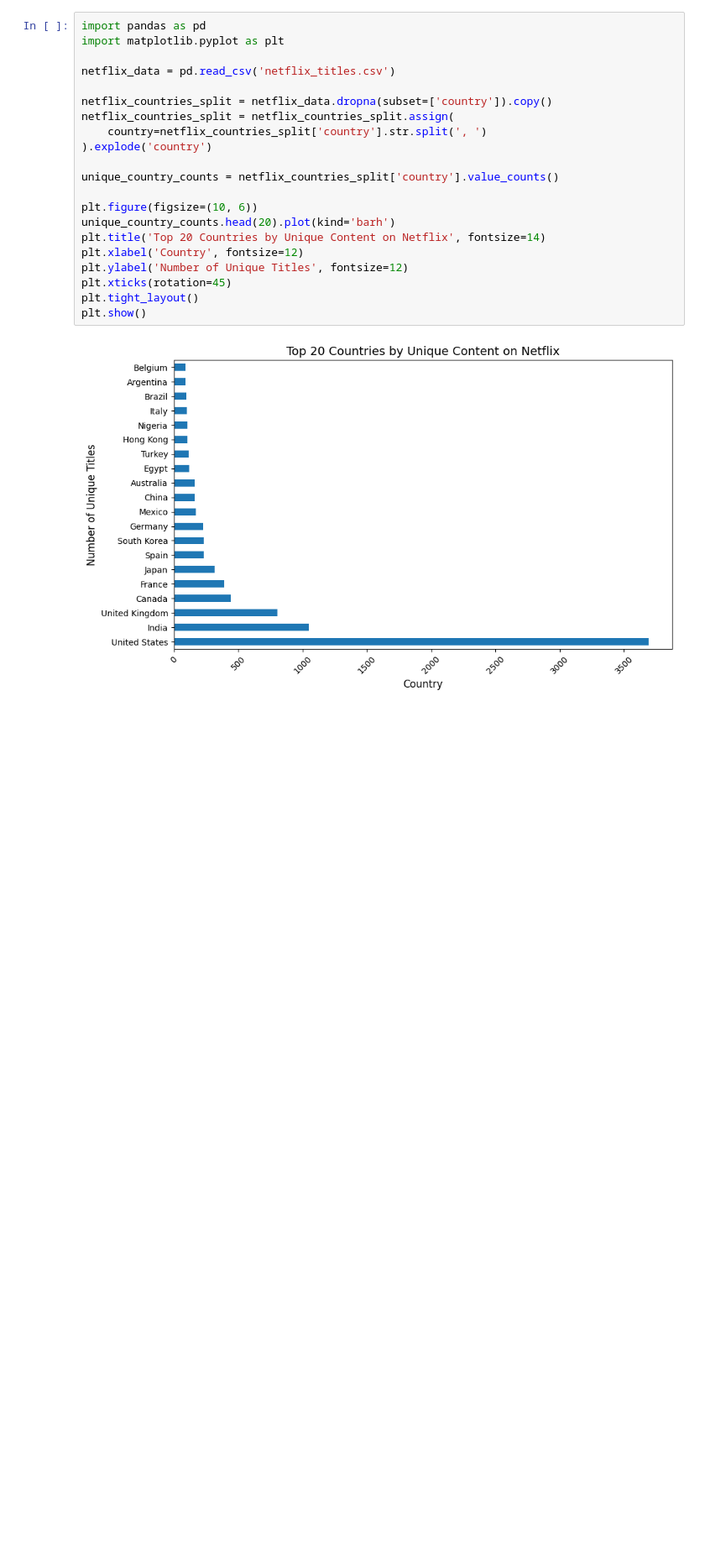
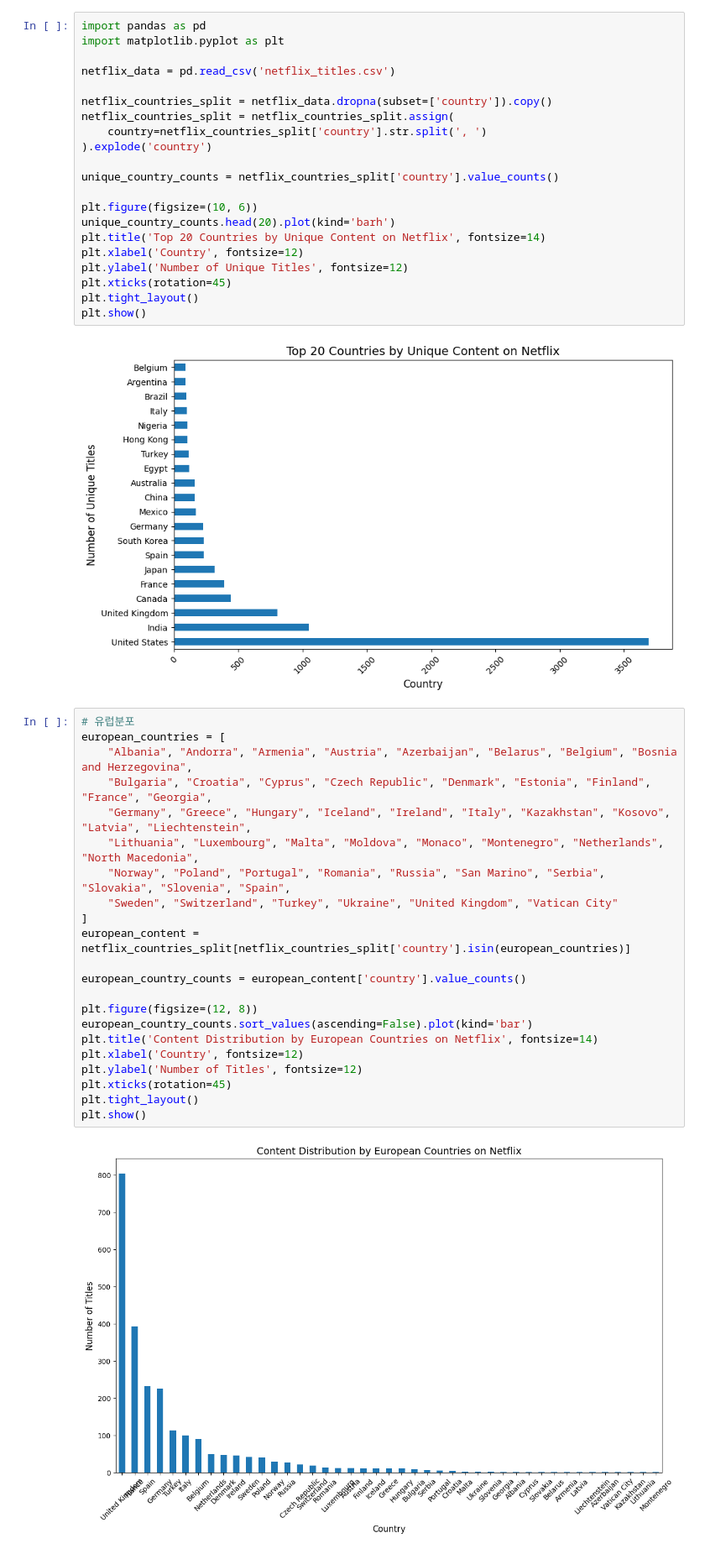
Before and after one commit to shualoalumin/DATAthon, a Jupyter notebook: 김대환/joshworkspace.ipynb, the cells around one changed output. Shown at 84% size. Drawn from its saved outputs; the diff is of its cells as text; blank space fills up the shorter version.

```diff
--- a/김대환/joshworkspace.ipynb
+++ b/김대환/joshworkspace.ipynb
@@ -25,3 +25,27 @@ plt.tight_layout()
 plt.show()
 # %% [output]
 [figure]
+# %%
+# 유럽분포
+european_countries = [
+    "Albania", "Andorra", "Armenia", "Austria", "Azerbaijan", "Belarus", "Belgium", "Bosnia and Herzegovina",
+    "Bulgaria", "Croatia", "Cyprus", "Czech Republic", "Denmark", "Estonia", "Finland", "France", "Georgia",
+    "Germany", "Greece", "Hungary", "Iceland", "Ireland", "Italy", "Kazakhstan", "Kosovo", "Latvia", "Liechtenstein",
+    "Lithuania", "Luxembourg", "Malta", "Moldova", "Monaco", "Montenegro", "Netherlands", "North Macedonia",
+    "Norway", "Poland", "Portugal", "Romania", "Russia", "San Marino", "Serbia", "Slovakia", "Slovenia", "Spain",
+    "Sweden", "Switzerland", "Turkey", "Ukraine", "United Kingdom", "Vatican City"
+]
+european_content = netflix_countries_split[netflix_countries_split['country'].isin(european_countries)]
+
+european_country_counts = european_content['country'].value_counts()
+
+plt.figure(figsize=(12, 8))
+european_country_counts.sort_values(ascending=False).plot(kind='bar')
+plt.title('Content Distribution by European Countries on Netflix', fontsize=14)
+plt.xlabel('Country', fontsize=12)
+plt.ylabel('Number of Titles', fontsize=12)
+plt.xticks(rotation=45)
+plt.tight_layout()
+plt.show()
+# %% [output]
+[figure, added]
```
